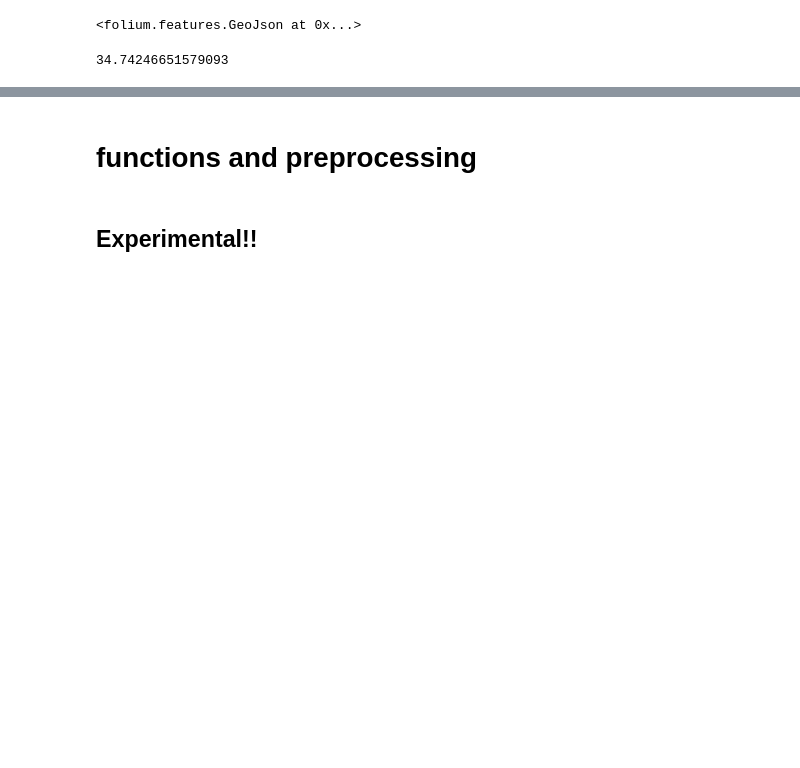
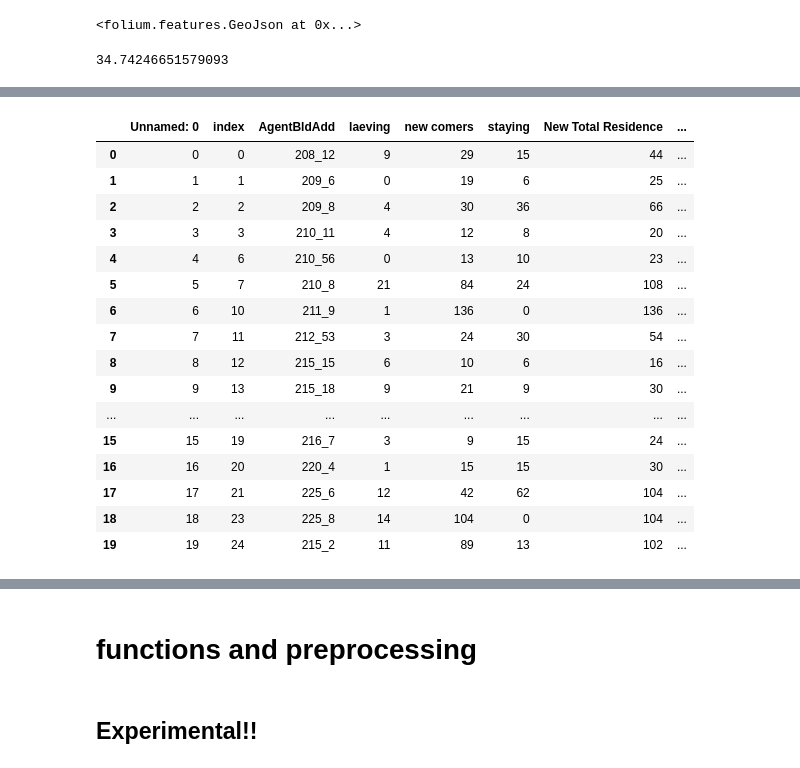
Before and after one commit to Shai2u/BatYamNY, a Jupyter notebook: Jupyter/Simulation_plotly_March_17.ipynb, the cells around one changed output, grey strips where cells are left out. Cells and saved outputs as stored; diff of their text form; code cells hidden in the pictures; blank space fills up the shorter version.

```diff
--- a/Jupyter/Simulation_plotly_March_17.ipynb
+++ b/Jupyter/Simulation_plotly_March_17.ipynb
@@ -747,0 +752,2 @@ lon
+# %%
+i = 17
@@ -747,0 +823,20 @@ lon
+# %%
+bld_i_for_gis
+# %% [output]
+|  | Unnamed: 0 | index | AgentBldAdd | laeving | new comers | staying | New Total Residence | ... |
+| 0 | 0 | 0 | 208_12 | 9 | 29 | 15 | 44 | ... |
+| 1 | 1 | 1 | 209_6 | 0 | 19 | 6 | 25 | ... |
+| 2 | 2 | 2 | 209_8 | 4 | 30 | 36 | 66 | ... |
+| 3 | 3 | 3 | 210_11 | 4 | 12 | 8 | 20 | ... |
+| 4 | 4 | 6 | 210_56 | 0 | 13 | 10 | 23 | ... |
+| 5 | 5 | 7 | 210_8 | 21 | 84 | 24 | 108 | ... |
+| 6 | 6 | 10 | 211_9 | 1 | 136 | 0 | 136 | ... |
+| 7 | 7 | 11 | 212_53 | 3 | 24 | 30 | 54 | ... |
+| 8 | 8 | 12 | 215_15 | 6 | 10 | 6 | 16 | ... |
+| 9 | 9 | 13 | 215_18 | 9 | 21 | 9 | 30 | ... |
+| ... | ... | ... | ... | ... | ... | ... | ... | ... |
+| 15 | 15 | 19 | 216_7 | 3 | 9 | 15 | 24 | ... |
+| 16 | 16 | 20 | 220_4 | 1 | 15 | 15 | 30 | ... |
+| 17 | 17 | 21 | 225_6 | 12 | 42 | 62 | 104 | ... |
+| 18 | 18 | 23 | 225_8 | 14 | 104 | 0 | 104 | ... |
+| 19 | 19 | 24 | 215_2 | 11 | 89 | 13 | 102 | ... |
```
Also changed, not shown: parts of 18 cells of this notebook, 4 other files.
